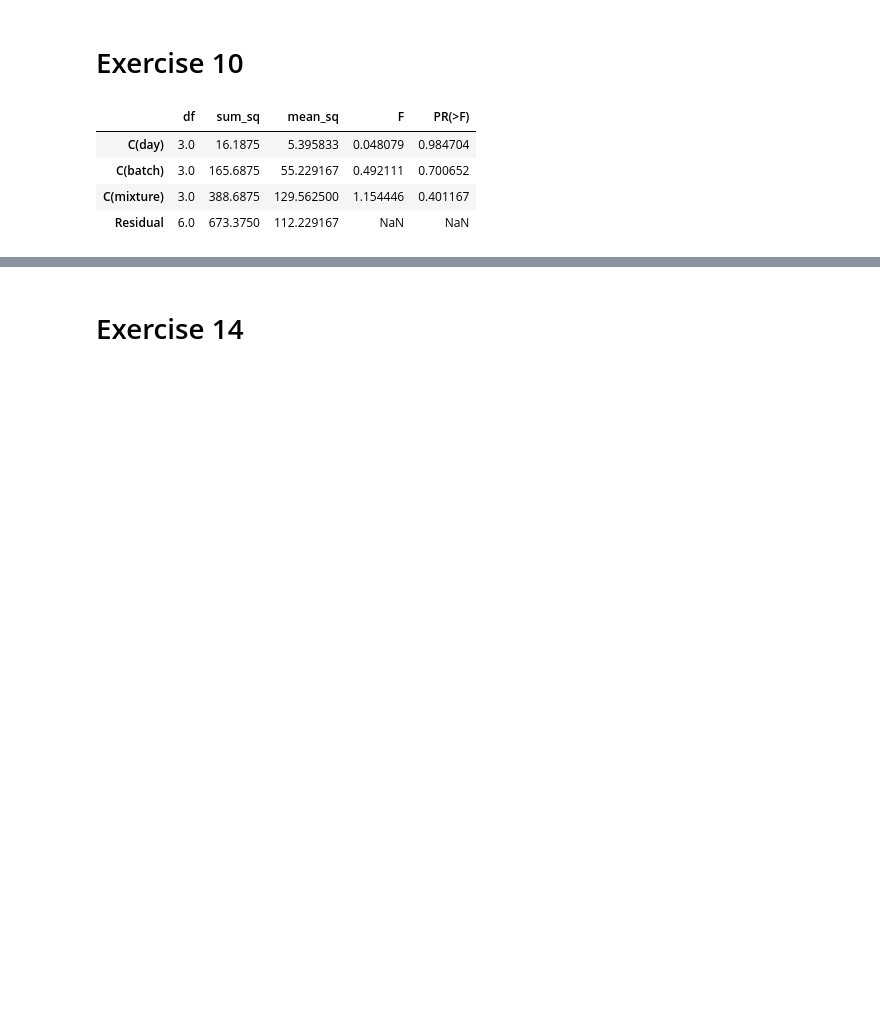
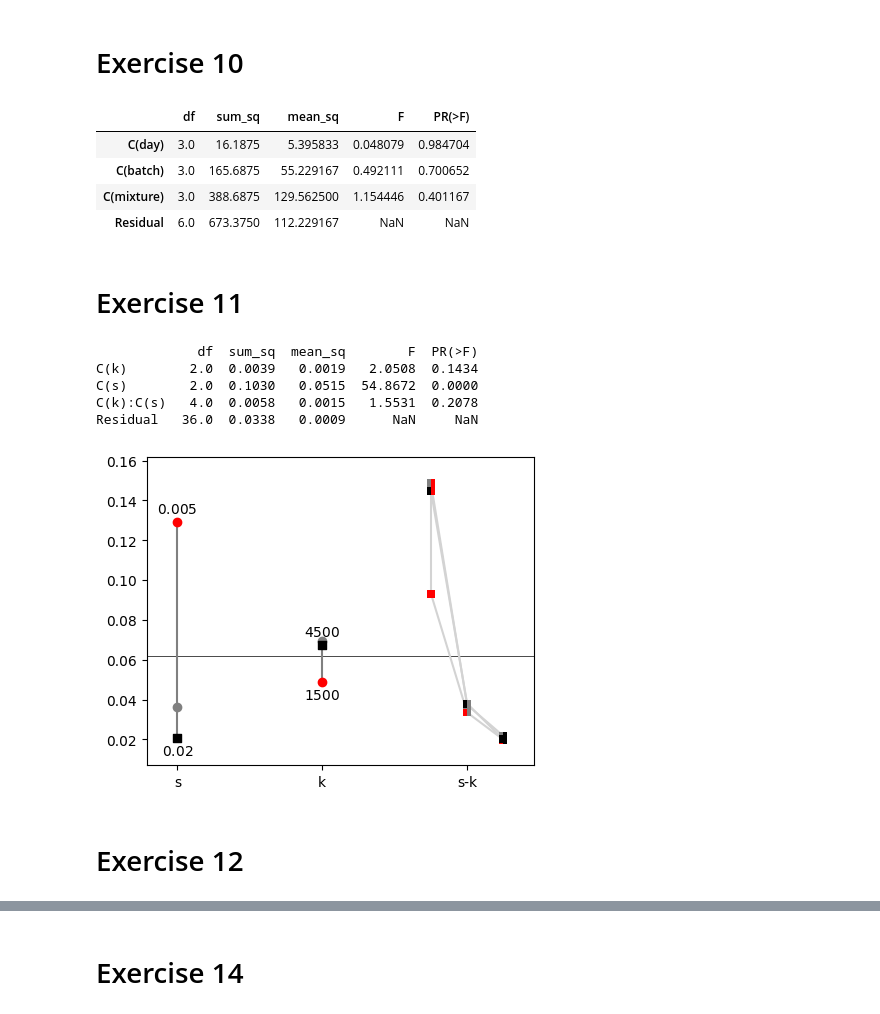
Before and after one commit to gedeck/mistat-code-solutions, a Jupyter notebook: IndustrialStatistics/solutions/Solution_Chap005_ex.ipynb, the cells around one changed output, grey strips where cells are left out. Saved outputs shown, nothing was run; the diff lists cells and outputs as text; code cells hidden in the pictures; blank space fills up the shorter version.

```diff
--- a/IndustrialStatistics/solutions/Solution_Chap005_ex.ipynb
+++ b/IndustrialStatistics/solutions/Solution_Chap005_ex.ipynb
@@ -142,3 +145,40 @@ anova.anova_lm(model)
 | C(batch) | 3.0 | 165.6875 | 55.229167 | 0.492111 | 0.700652 |
 | C(mixture) | 3.0 | 388.6875 | 129.562500 | 1.154446 | 0.401167 |
 | Residual | 6.0 | 673.3750 | 112.229167 | NaN | NaN |
+# %% [markdown]
+# Exercise 11
+# %%
+from mistat.design import doe
+np.random.seed(2)
+
+# Build design from factors
+FacDesign = doe.full_fact({
+    'k': [1500, 3000, 4500],
+    's': [0.005, 0.0125, 0.02],
+})
+
+# Randomize design
+FacDesign = FacDesign.sample(frac=1).reset_index(drop=True)
+
+# Setup and run simulator with five replicates
+# for each combination of factors
+simulator = mistat.PistonSimulator(n_replicate=5, **FacDesign,
+                                   m=30, v0=0.005, p0=90_000, t=290, t0=340)
+result = simulator.simulate()
+
+model = smf.ols('seconds ~ C(k) * C(s)', data=result).fit()
+print(anova.anova_lm(model).round(4))
+# %% [output]
+             df  sum_sq  mean_sq        F  PR(>F)
+C(k)        2.0  0.0039   0.0019   2.0508  0.1434
+C(s)        2.0  0.1030   0.0515  54.8672  0.0000
+C(k):C(s)   4.0  0.0058   0.0015   1.5531  0.2078
+Residual   36.0  0.0338   0.0009      NaN     NaN
+# %%
+_, ax = plt.subplots(figsize=[5, 4])
+mistat.marginalInteractionPlot(result[['s', 'k', 'seconds']], 'seconds', ax=ax)
+plt.show()
+# %% [output]
+[figure, added]
+# %% [markdown]
+# Exercise 12
```
Also changed, not shown: parts of 21 cells of this notebook, 26 other files.
